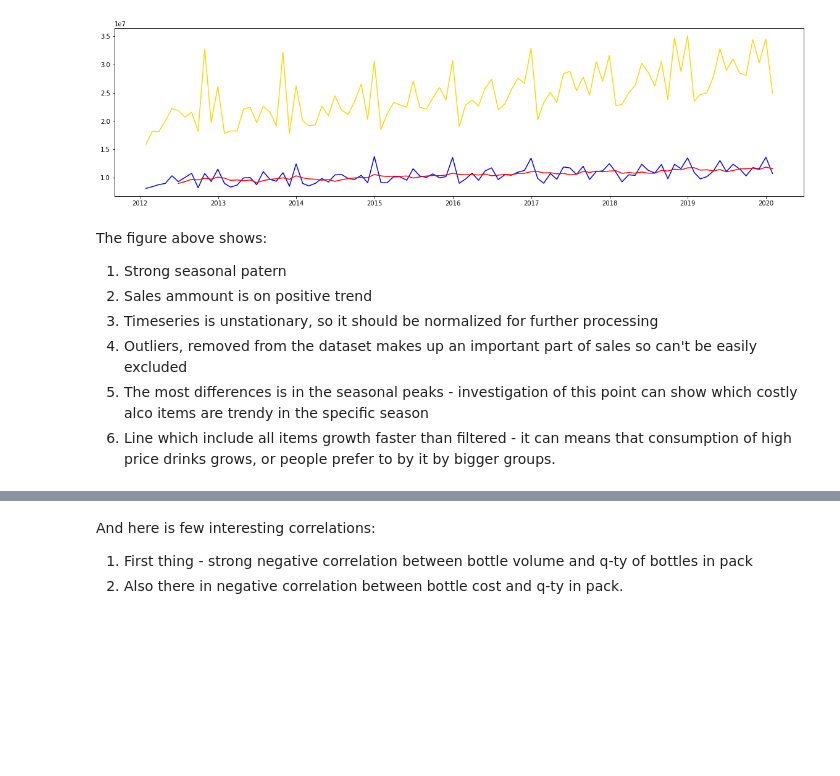
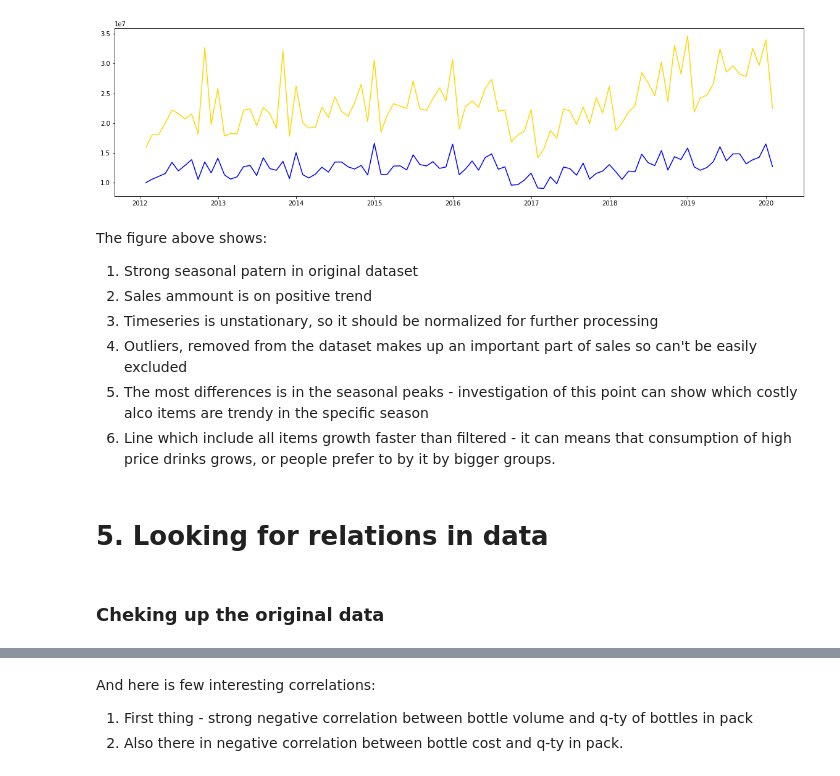
Before and after one commit to maxhuzei/iowa_liquor_sales_analysis, a Jupyter notebook: EDA_for_iowa_liquor_sales.ipynb, the cells around one changed output, grey strips where cells are left out. Saved outputs shown, nothing was run; the diff lists cells and outputs as text; code cells hidden in the pictures; blank space fills up the shorter version.

```diff
--- a/EDA_for_iowa_liquor_sales.ipynb
+++ b/EDA_for_iowa_liquor_sales.ipynb
@@ -348,0 +380,2 @@ fig.show()
+# %%
+df.query('@retail_q1 - 1.5* @retail_iqr >= state_bottle_retail or state_bottle_retail >= @retail_q3 + 1.5 * @retail_iqr', inplace=False).shape
@@ -348,0 +384,2 @@ fig.show()
+# %%
+df.query('@retail_q1 - 1.5* @retail_iqr >= state_bottle_retail or state_bottle_retail >= @retail_q3 + 1.5 * @retail_iqr', inplace=False).head()
@@ -348,0 +398,5 @@ fig.show()
+# %%
+# filtering the dataset from outliers
+df.query('@sales_q1 - 1.5* @sales_iqr <= sale_dollars <= @sales_q3 + 1.5 * @sales_iqr', inplace=True)
+df.query('@bottles_q1 - 1.5* @bottles_iqr <= bottles_sold <= @bottles_q3 + 1.5 * @bottles_iqr', inplace=True)
+df.query('@retail_q1 - 1.5* @retail_iqr <= state_bottle_retail <= @retail_q3 + 1.5 * @retail_iqr', inplace=True)
@@ -349,23 +415,26 @@ fig.show()
 # %%
-sales_monthly = pd.DataFrame(df['synth_sales'].groupby(pd.Grouper(freq='M')).sum())
-sales_monthly['all_sales'] = all_items_df['synth_sales'].groupby(pd.Grouper(freq='M')).sum()
-sales_monthly['sales_ma'] = sales_monthly['synth_sales'].rolling(6).mean()
+# evaluating the impact of outliers elimination
+sales_monthly = pd.DataFrame(df['sale_dollars'].groupby(pd.Grouper(freq='M')).sum())
+sales_monthly['all_sales'] = all_items_df['sale_dollars'].groupby(pd.Grouper(freq='M')).sum()
 # %%
 fig = plt.figure(figsize=(20, 5))
-plt.plot(sales_monthly.index, sales_monthly.synth_sales, color='blue')
-plt.plot(sales_monthly.index, sales_monthly.sales_ma, color='red')
+plt.plot(sales_monthly.index, sales_monthly.sale_dollars, color='blue')
 plt.plot(sales_monthly.index, sales_monthly.all_sales, color='gold')
 fig.show()
 # %% [output]
-[figure, old version]
+[figure, new version]
 # %% [markdown]
 The figure above shows:
-1. Strong seasonal patern
+1. Strong seasonal patern in original dataset
 2. Sales ammount is on positive trend
 3. Timeseries is unstationary, so it should be normalized for further processing
 4. Outliers, removed from the dataset makes up an important part of sales so can't be easily excluded
 5. The most differences is in the seasonal peaks - investigation of this point can show which costly alco items are trendy in the specific season
 6. Line which include all items growth faster than filtered - it can means that consumption of high price drinks grows, or people prefer to by it by bigger groups.
+# %% [markdown]
+# 5. Looking for relations in data
+# %% [markdown]
+### Cheking up the original data
 # %%
 corr_df = all_items_df.corr()
 # %%
```
Also changed, not shown: parts of 90 cells of this notebook.
